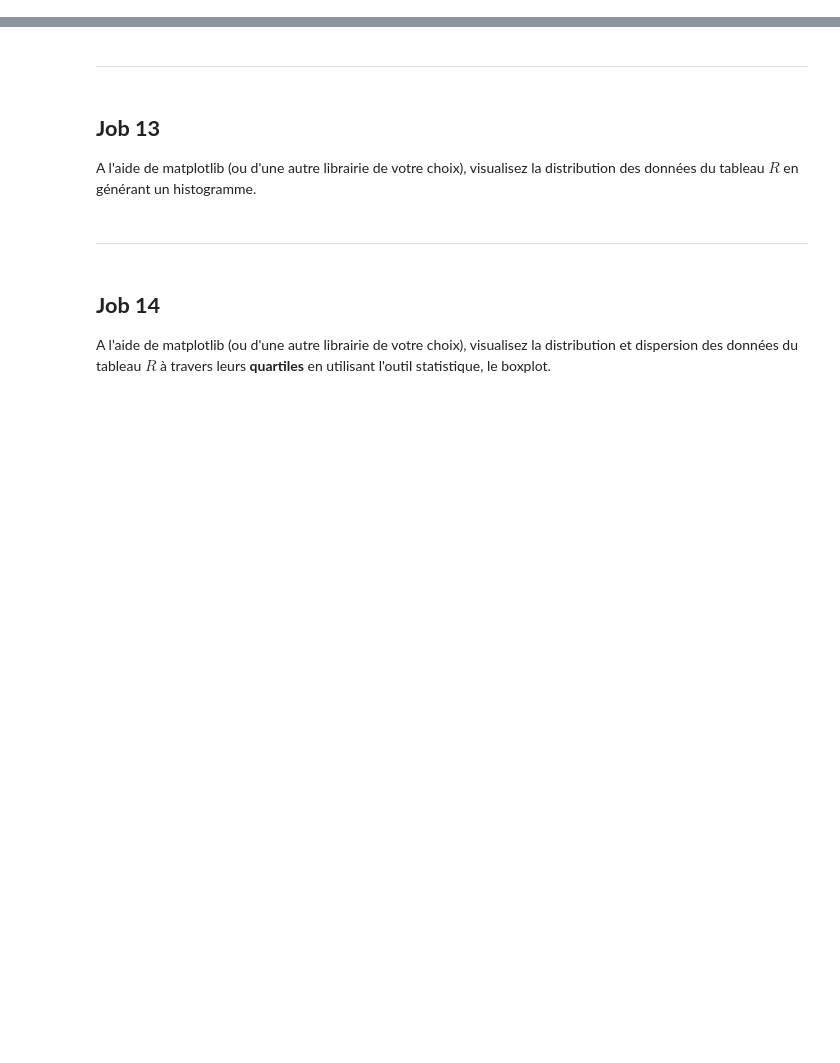
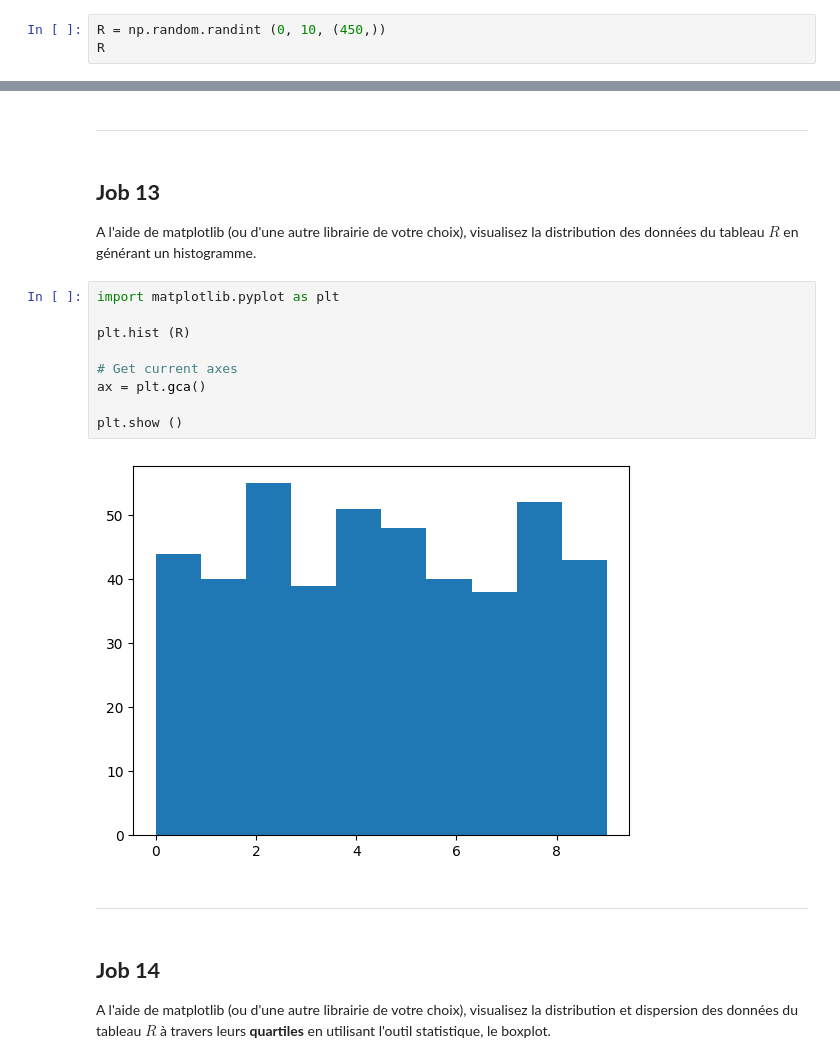
Before and after one commit to ali-bousrira/philomathia, a Jupyter notebook: Philomathia.ipynb, the cells around one changed output, grey strips where cells are left out. Cells and saved outputs as stored; diff of their text form; blank space fills up the shorter version.

```diff
--- a/Philomathia.ipynb
+++ b/Philomathia.ipynb
@@ -558,3 +620,6 @@ A l'aide de `numpy` et de ses différentes fonctions :
 * Calculez la valeur médiane
 * Calculez la variance
 * Calculez l'écart-type
+# %%
+R = np.random.randint (0, 10, (450,))
+R
@@ -563,6 +662,17 @@ A l'aide de `numpy` et de ses différentes fonctions :
 # %% [markdown]
 ## **Job 13**
 A l'aide de matplotlib (ou d'une autre librairie de votre choix), visualisez la distribution des données du tableau $R$ en générant un histogramme.
+# %%
+import matplotlib.pyplot as plt
+
+plt.hist (R)
+
+# Get current axes
+ax = plt.gca()
+
+plt.show ()
+# %% [output]
+[figure, added]
 # %% [markdown]
 ---------------------------------------------------------
 # %% [markdown]
```
Also changed, not shown: parts of 50 cells of this notebook, 1 other file.
